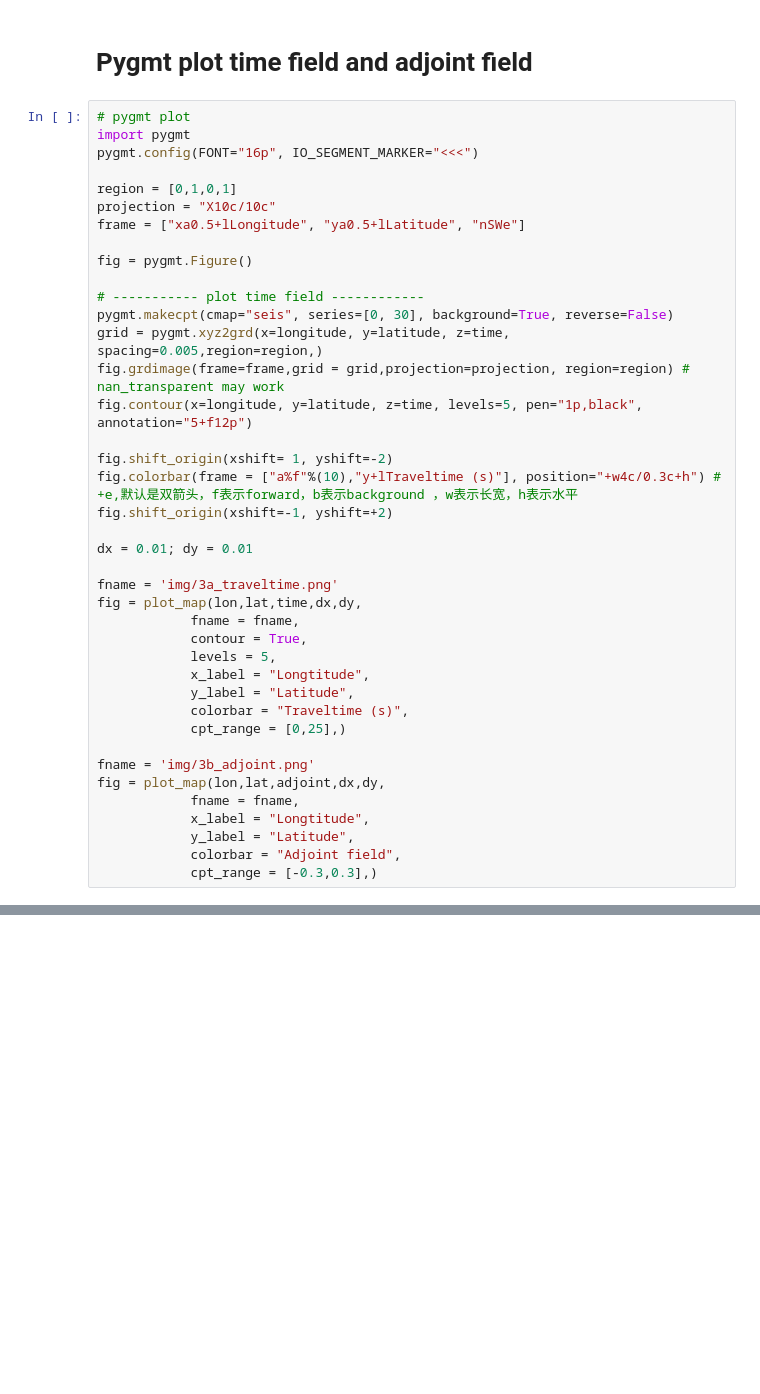
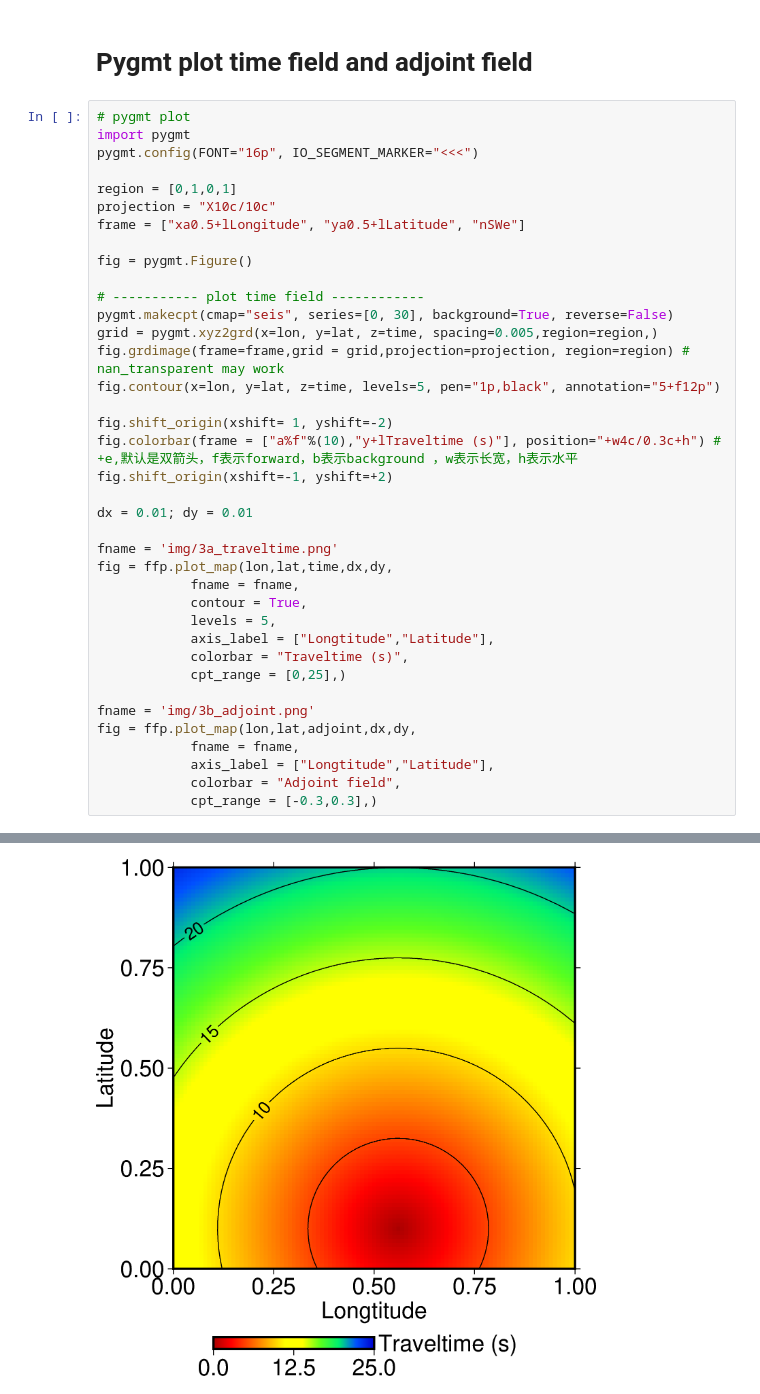
Before and after one commit to mnagaso/TomoATT, a Jupyter notebook: examples/1_output_visualization/P3_plot_T_Tadj.ipynb, the cells around one changed output, grey strips where cells are left out. Cells and saved outputs as stored; diff of their text form; blank space fills up the shorter version.

```diff
--- a/examples/1_output_visualization/P3_plot_T_Tadj.ipynb
+++ b/examples/1_output_visualization/P3_plot_T_Tadj.ipynb
@@ -54,9 +60,9 @@ fig = pygmt.Figure()
 
 # ----------- plot time field ------------
 pygmt.makecpt(cmap="seis", series=[0, 30], background=True, reverse=False)
-grid = pygmt.xyz2grd(x=longitude, y=latitude, z=time, spacing=0.005,region=region,)
+grid = pygmt.xyz2grd(x=lon, y=lat, z=time, spacing=0.005,region=region,)
 fig.grdimage(frame=frame,grid = grid,projection=projection, region=region) # nan_transparent may work
-fig.contour(x=longitude, y=latitude, z=time, levels=5, pen="1p,black", annotation="5+f12p")
+fig.contour(x=lon, y=lat, z=time, levels=5, pen="1p,black", annotation="5+f12p")
 
 fig.shift_origin(xshift= 1, yshift=-2)
 fig.colorbar(frame = ["a%f"%(10),"y+lTraveltime (s)"], position="+w4c/0.3c+h") # +e,默认是双箭头，f表示forward，b表示background ，w表示长宽，h表示水平
@@ -65,19 +71,18 @@ fig.shift_origin(xshift=-1, yshift=+2)
 dx = 0.01; dy = 0.01
 
 fname = 'img/3a_traveltime.png'
-fig = plot_map(lon,lat,time,dx,dy,
+fig = ffp.plot_map(lon,lat,time,dx,dy,
             fname = fname,
             contour = True,
             levels = 5,
-            x_label = "Longtitude",
-            y_label = "Latitude",
+            axis_label = ["Longtitude","Latitude"],
             colorbar = "Traveltime (s)",
             cpt_range = [0,25],)
 
 fname = 'img/3b_adjoint.png'
-fig = plot_map(lon,lat,adjoint,dx,dy,
+fig = ffp.plot_map(lon,lat,adjoint,dx,dy,
             fname = fname,
-            x_label = "Longtitude",
-            y_label = "Latitude",
+            axis_label = ["Longtitude","Latitude"],
             colorbar = "Adjoint field",
             cpt_range = [-0.3,0.3],)
+# %% [output]
@@ -83,0 +93 @@ fig = plot_map(lon,lat,adjoint,dx,dy,
+[figure, added]
```
Also changed, not shown: parts of 3 cells of this notebook, 5 other files.
